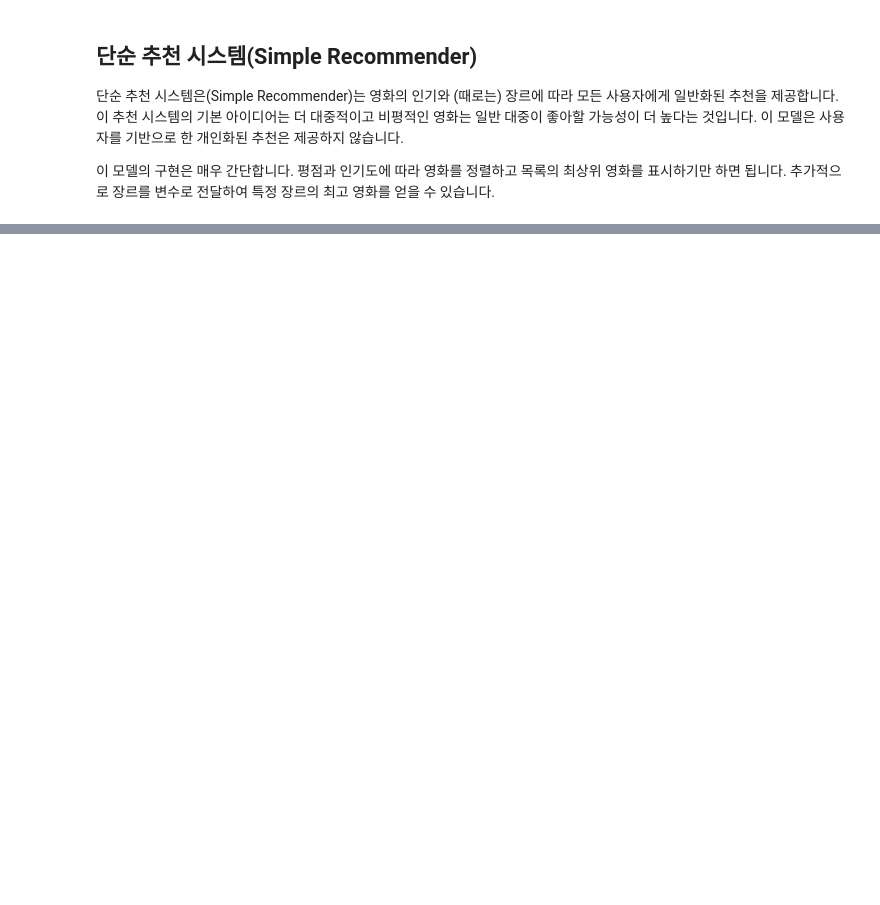
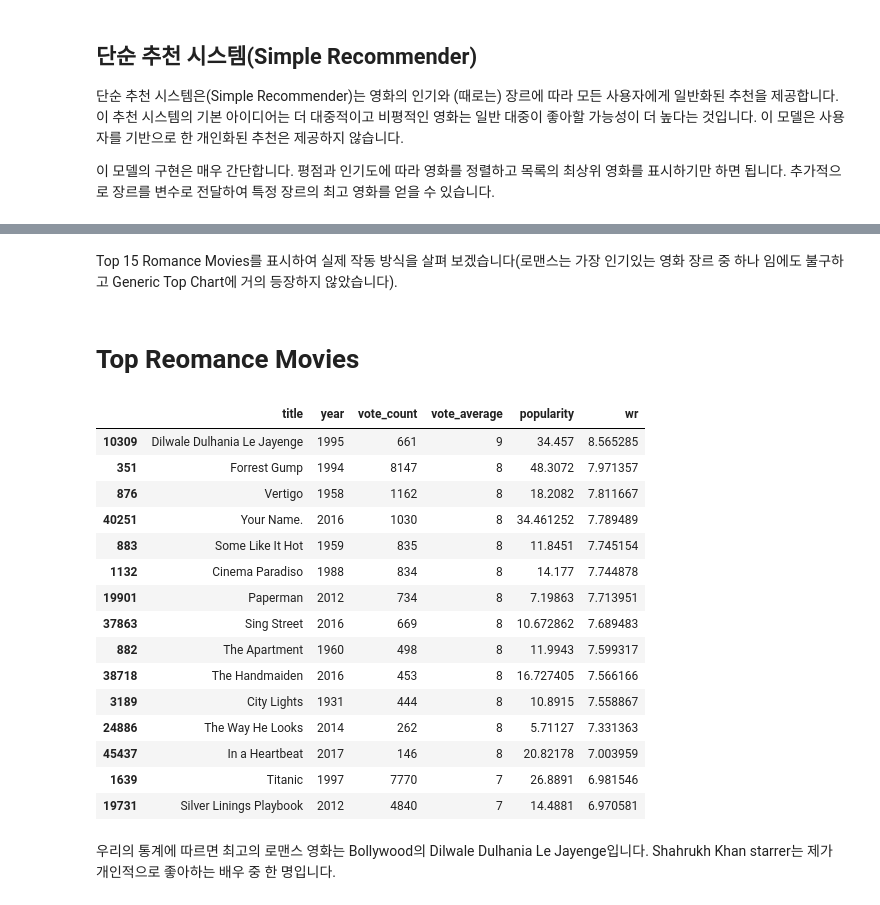
Before and after one commit to qkrwjdduf159/SD_academy, a Jupyter notebook: 머신러닝/텍스트 분석(Text analysis)/텍스트_분석.ipynb, the cells around one changed output, grey strips where cells are left out. Saved outputs shown, nothing was run; the diff lists cells and outputs as text; code cells hidden in the pictures; blank space fills up the shorter version.

```diff
--- a/머신러닝/텍스트 분석(Text analysis)/텍스트_분석.ipynb
+++ b/머신러닝/텍스트 분석(Text analysis)/텍스트_분석.ipynb
@@ -2199,0 +2489,9 @@ import warnings; warnings.simplefilter('ignore')
+# %%
+# stack() : stack이 (위에서 아래로 길게, 높게) 쌓는 것이면, unstack은 쌓은 것을 옆으로 늘어놓는것(왼쪽에서 오른쪽으로 넓게) 라고 연상이 될 것
+# reset_index() : 기존의 행 인덱스를 제거하고 인덱스를 데이터 열로 추가
+s = md.apply(lambda x: pd.Series(x['genres']), axis=1).stack().reset_index(level=1, drop=True)
+s.name = 'genre'
+print(s.head(10))
+
+gen_md = md.drop('genres', axis=1).join(s)
+print(gen_md.head(10))
@@ -2199,0 +2516,41 @@ import warnings; warnings.simplefilter('ignore')
+# %%
+def build_chart(genre, percentile=0.85):
+    df = gen_md[gen_md['genre'] == genre]
+    vote_counts = df[df['vote_count'].notnull()]['vote_count'].astype('int')
+    vote_averages = df[df['vote_average'].notnull()]['vote_average'].astype('int')
+    C = vote_averages.mean()
+    m = vote_counts.quantile(percentile)
+
+    qualified = df[(df['vote_count'] >= m) & (df['vote_count'].notnull()) & (df['vote_average'].notnull())][['title','year','vote_count','vote_average','popularity']]
+    qualified['vote_count'] = qualified['vote_count'].astype('int')
+    qualified['vote_average'] = qualified['vote_average'].astype('int')
+
+    qualified['wr'] = qualified.apply(lambda x: (x['vote_count']/(x['vote_count']+m) * x['vote_average']) + (m/(m+x['vote_count']) * C), axis=1)
+    qualified = qualified.sort_values('wr', ascending=False).head(250)
+
+    return qualified
+# %% [markdown]
+Top 15 Romance Movies를 표시하여 실제 작동 방식을 살펴 보겠습니다(로맨스는 가장 인기있는 영화 장르 중 하나 임에도 불구하고 Generic Top Chart에 거의 등장하지 않았습니다).
+# %% [markdown]
+# Top Reomance Movies
+# %%
+build_chart('Romance').head(15)
+# %% [output]
+|  | title | year | vote_count | vote_average | popularity | wr |
+| 10309 | Dilwale Dulhania Le Jayenge | 1995 | 661 | 9 | 34.457 | 8.565285 |
+| 351 | Forrest Gump | 1994 | 8147 | 8 | 48.3072 | 7.971357 |
+| 876 | Vertigo | 1958 | 1162 | 8 | 18.2082 | 7.811667 |
+| 40251 | Your Name. | 2016 | 1030 | 8 | 34.461252 | 7.789489 |
+| 883 | Some Like It Hot | 1959 | 835 | 8 | 11.8451 | 7.745154 |
+| 1132 | Cinema Paradiso | 1988 | 834 | 8 | 14.177 | 7.744878 |
+| 19901 | Paperman | 2012 | 734 | 8 | 7.19863 | 7.713951 |
+| 37863 | Sing Street | 2016 | 669 | 8 | 10.672862 | 7.689483 |
+| 882 | The Apartment | 1960 | 498 | 8 | 11.9943 | 7.599317 |
+| 38718 | The Handmaiden | 2016 | 453 | 8 | 16.727405 | 7.566166 |
+| 3189 | City Lights | 1931 | 444 | 8 | 10.8915 | 7.558867 |
+| 24886 | The Way He Looks | 2014 | 262 | 8 | 5.71127 | 7.331363 |
+| 45437 | In a Heartbeat | 2017 | 146 | 8 | 20.82178 | 7.003959 |
+| 1639 | Titanic | 1997 | 7770 | 7 | 26.8891 | 6.981546 |
+| 19731 | Silver Linings Playbook | 2012 | 4840 | 7 | 14.4881 | 6.970581 |
+# %% [markdown]
+우리의 통계에 따르면 최고의 로맨스 영화는 Bollywood의 Dilwale Dulhania Le Jayenge입니다. Shahrukh Khan starrer는 제가 개인적으로 좋아하는 배우 중 한 명입니다.
```
Also changed, not shown: parts of 115 cells of this notebook.
